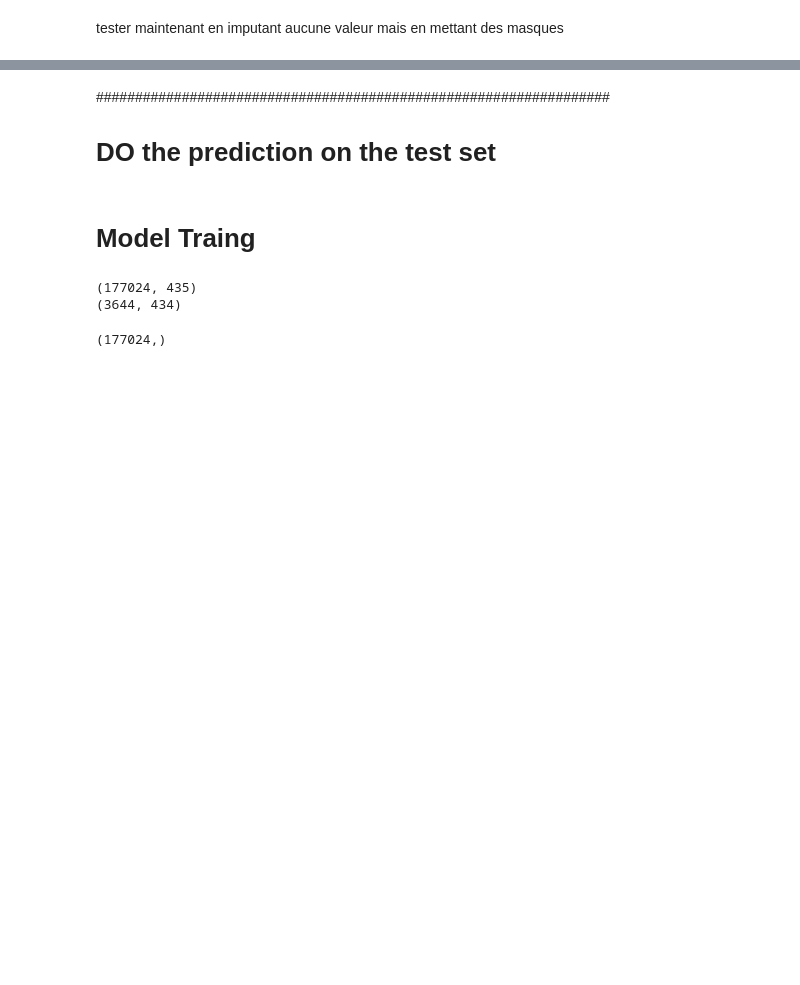
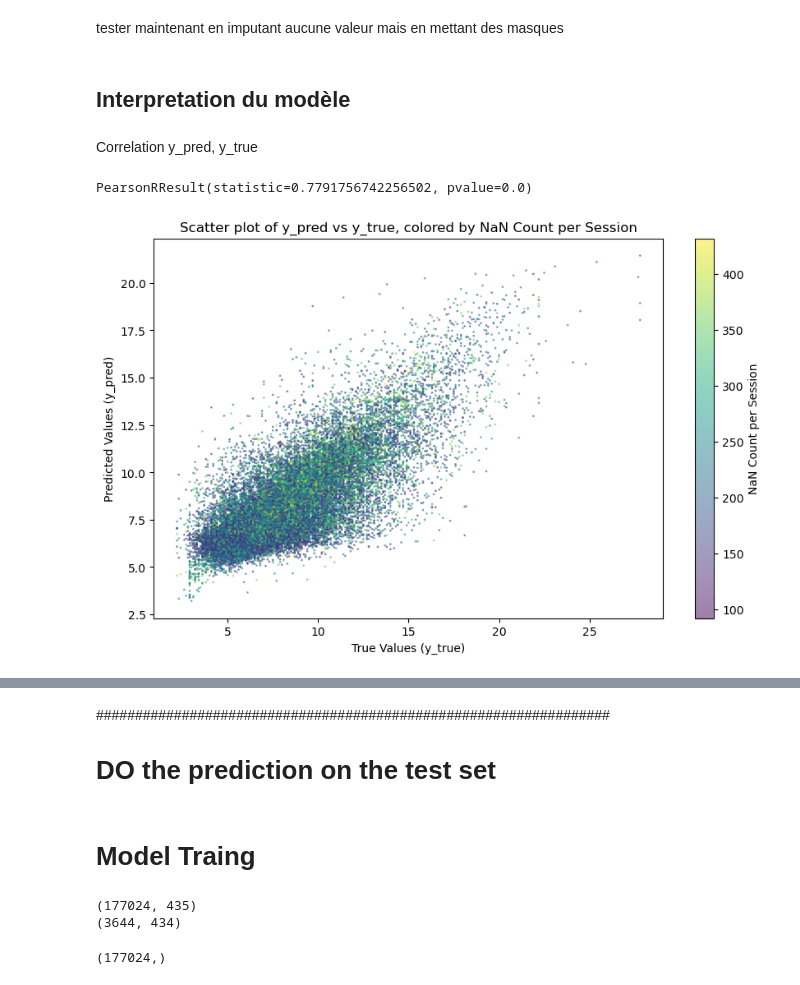
Before and after one commit to juliettemaes/Blood-Glucose-Prediction, a Jupyter notebook: xgboostJM.ipynb, the cells around one changed output, grey strips where cells are left out. Saved outputs shown, nothing was run; the diff lists cells and outputs as text; code cells hidden in the pictures; blank space fills up the shorter version.

```diff
--- a/xgboostJM.ipynb
+++ b/xgboostJM.ipynb
@@ -248,7 +259,7 @@ steps_cols = [col for col in train.columns if 'steps' in col]
 to_impute0 = ins_cols + carbs_cols + steps_cols
 
 # imputer = SimpleImputer(strategy='constant', fill_value = 0)
-imputer = SimpleImputer(strategy='constant', fill_value = -1)
+imputer = SimpleImputer(strategy='constant', fill_value = -0.01)
 train[to_impute0] = imputer.fit_transform(train[to_impute0])
 test[to_impute0] = imputer.transform(test[to_impute0])
 
@@ -256,7 +267,7 @@ test[to_impute0] = imputer.transform(test[to_impute0])
 cals_cols = [col for col in train.columns if 'cals' in col]
 
 # imputer = SimpleImputer(strategy='constant', fill_value = 1)
-imputer = SimpleImputer(strategy='constant', fill_value = -1)
+imputer = SimpleImputer(strategy='constant', fill_value = -0.01)
 train[cals_cols] = imputer.fit_transform(train[cals_cols])
 test[cals_cols] = imputer.transform(test[cals_cols])
 
@@ -592,2 +639,40 @@ print(rmse_values_test)
 # %% [markdown]
 tester maintenant en imputant aucune valeur mais en mettant des masques
+# %% [markdown]
+## Interpretation du modèle
+# %% [markdown]
+Correlation y_pred, y_true
+# %%
+import scipy.stats
+
+y_true = y_test
+y_pred = models[0].predict(X_test)
+
+correlation = scipy.stats.pearsonr(y_true, y_pred)
+print(correlation)
+# %% [output]
+PearsonRResult(statistic=0.7791756742256502, pvalue=0.0)
+# %%
+import matplotlib.pyplot as plt
+import numpy as np
+
+
+
+
+# Create a scatter plot
+plt.figure(figsize=(10, 6))  # Optional: Set the figure size
+scatter = plt.scatter(y_true, y_pred, c=NaN_percent_reduced, cmap='viridis', s=1, alpha=0.5)
+
+# Add a color bar to indicate the NaN count per session
+cbar = plt.colorbar(scatter)
+cbar.set_label('NaN Count per Session')
+
+# Add labels and title
+plt.xlabel('True Values (y_true)')
+plt.ylabel('Predicted Values (y_pred)')
+plt.title('Scatter plot of y_pred vs y_true, colored by NaN Count per Session')
+
+# Show the plot
+plt.show()
+# %% [output]
+[figure, added]
```
Also changed, not shown: parts of 14 cells of this notebook.
